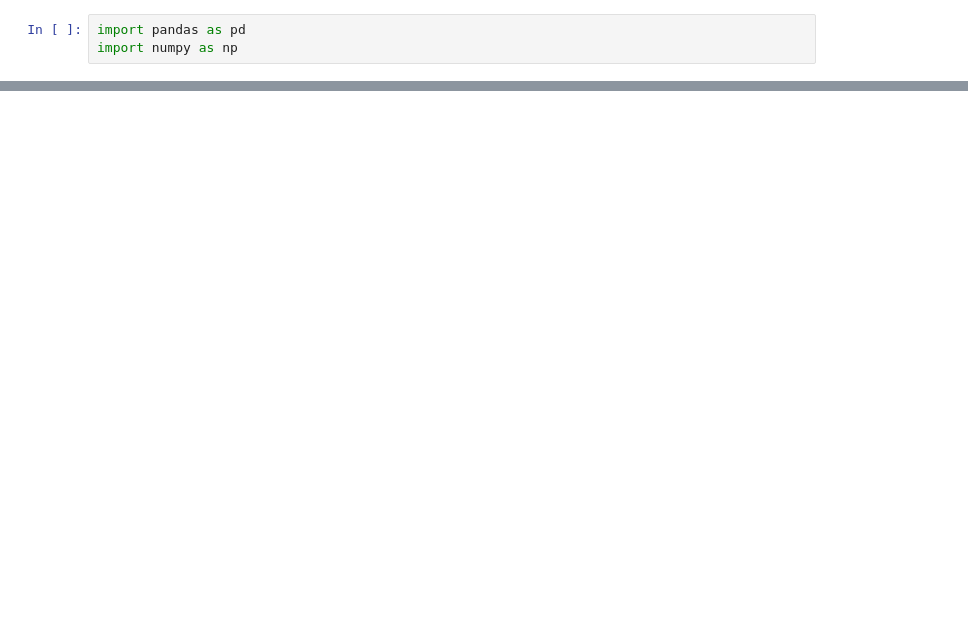
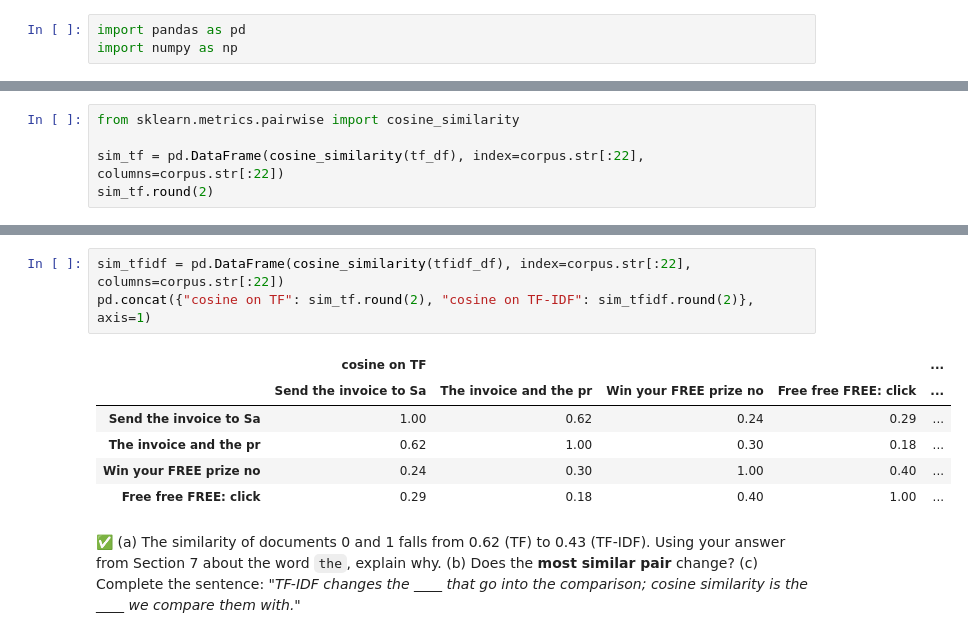
Before and after one commit to gato365/gsb5544_instructor_learn_prep, a Jupyter notebook: assignments/practice_activities/week_4/GSB5544_Topic_4_1_Text_as_Data-solution.ipynb, the cells around one changed output, grey strips where cells are left out. Saved outputs shown, nothing was run; the diff lists cells and outputs as text; blank space fills up the shorter version.

```diff
--- a/assignments/practice_activities/week_4/GSB5544_Topic_4_1_Text_as_Data-solution.ipynb
+++ b/assignments/practice_activities/week_4/GSB5544_Topic_4_1_Text_as_Data-solution.ipynb
@@ -221,0 +539,5 @@ PA 4.1 is on the course site: [https://gato365.github.io/gsb5544_instructor_lear
+# %%
+from sklearn.metrics.pairwise import cosine_similarity
+
+sim_tf = pd.DataFrame(cosine_similarity(tf_df), index=corpus.str[:22], columns=corpus.str[:22])
+sim_tf.round(2)
@@ -221,0 +591,15 @@ PA 4.1 is on the course site: [https://gato365.github.io/gsb5544_instructor_lear
+# %%
+sim_tfidf = pd.DataFrame(cosine_similarity(tfidf_df), index=corpus.str[:22], columns=corpus.str[:22])
+pd.concat({"cosine on TF": sim_tf.round(2), "cosine on TF-IDF": sim_tfidf.round(2)}, axis=1)
+# %% [output]
+|  | cosine on TF |  |  |  | ... |
+|  | Send the invoice to Sa | The invoice and the pr | Win your FREE prize no | Free free FREE: click | ... |
+| Send the invoice to Sa | 1.00 | 0.62 | 0.24 | 0.29 | ... |
+| The invoice and the pr | 0.62 | 1.00 | 0.30 | 0.18 | ... |
+| Win your FREE prize no | 0.24 | 0.30 | 1.00 | 0.40 | ... |
+| Free free FREE: click | 0.29 | 0.18 | 0.40 | 1.00 | ... |
+# %% [markdown]
+✅ (a) The similarity of documents 0 and 1 falls from 0.62 (TF) to 0.43 (TF-IDF). Using your
+answer from Section 7 about the word `the`, explain why. (b) Does the **most similar pair**
+change? (c) Complete the sentence: *"TF-IDF changes the ____ that go into the comparison;
+cosine similarity is the ____ we compare them with."*
```
Also changed, not shown: parts of 99 cells of this notebook, 3 other files.
